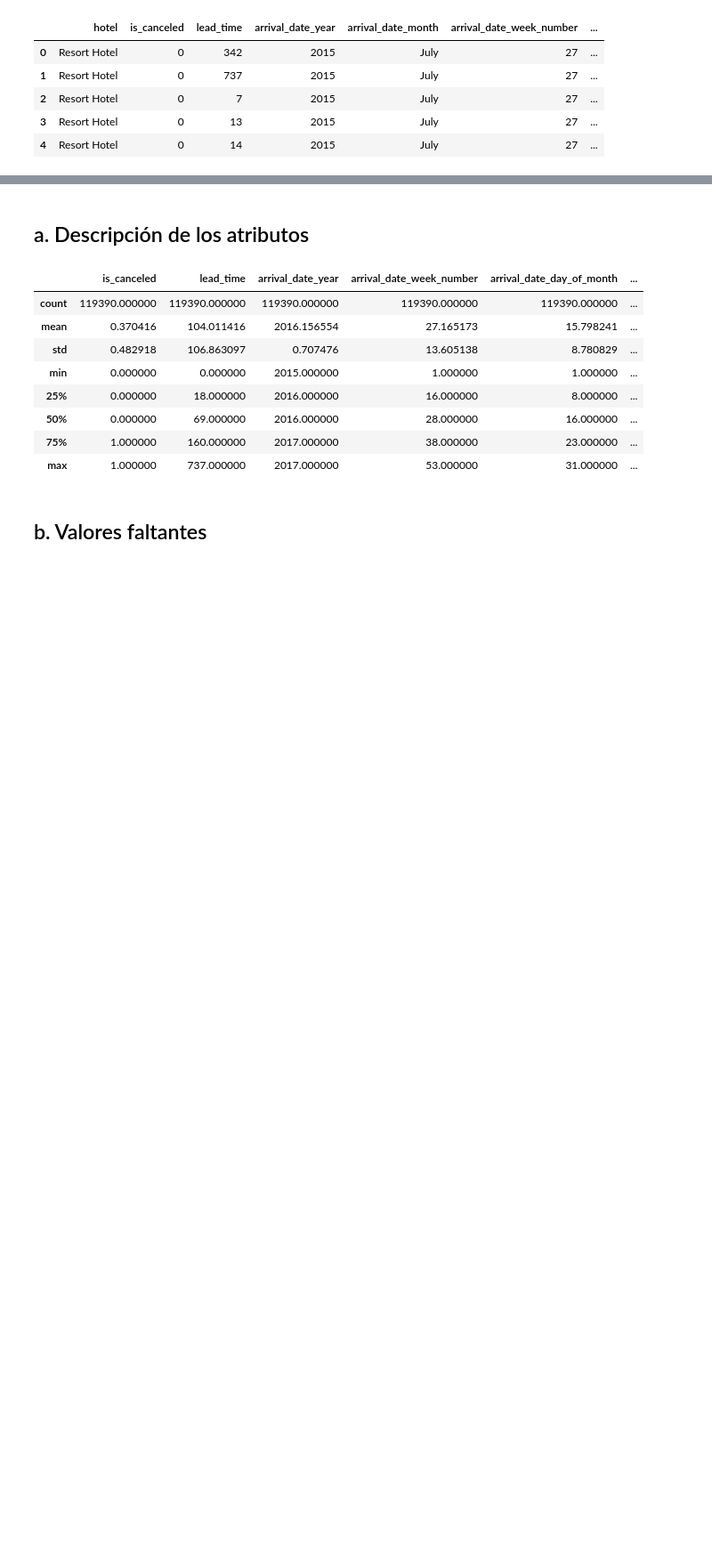
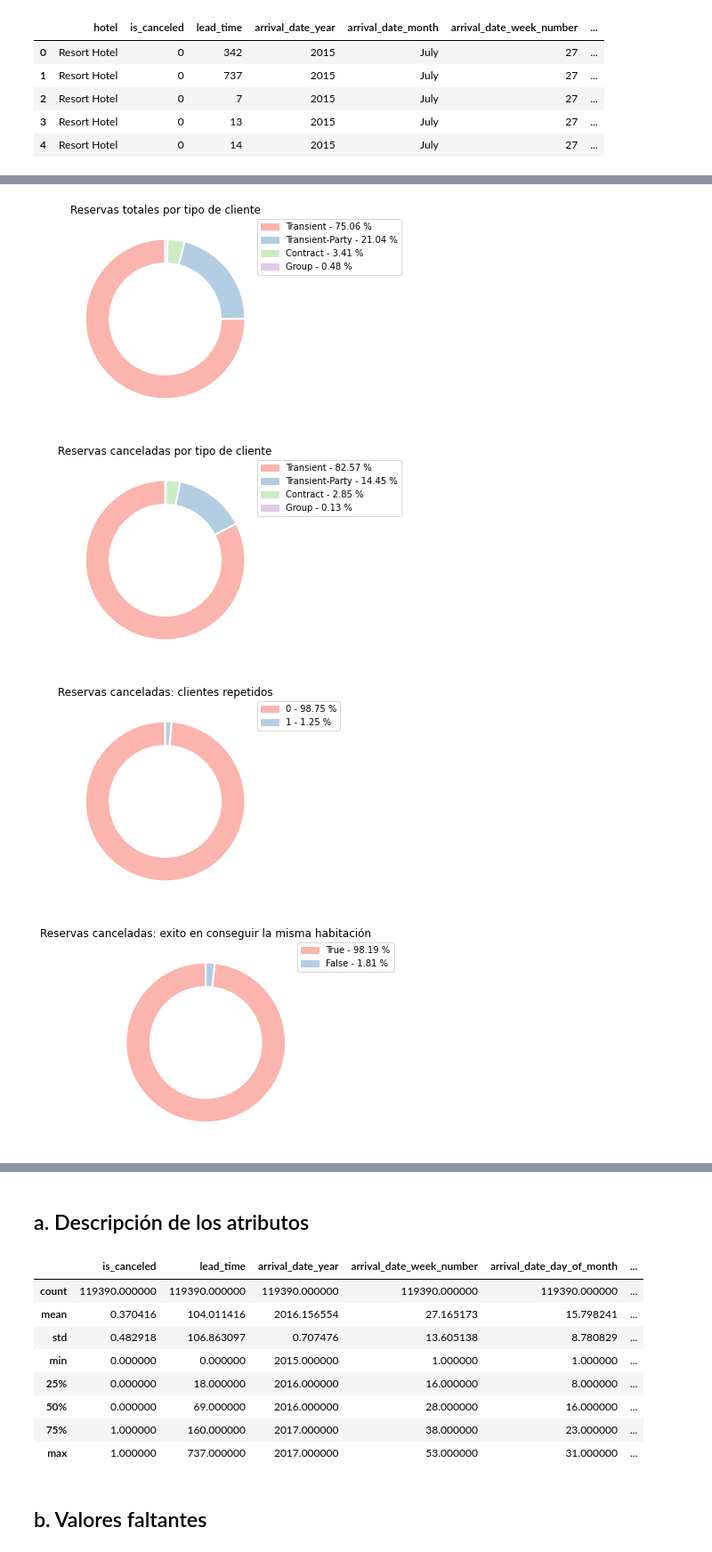
Before and after one commit to francotestori/aauba_01, a Jupyter notebook: AAUBA_01.ipynb, the cells around one changed output, grey strips where cells are left out. Shown: that part at 89% size. Saved outputs shown, nothing was run; the diff lists cells and outputs as text; code cells hidden in the pictures; blank space fills up the shorter version.

```diff
--- a/AAUBA_01.ipynb
+++ b/AAUBA_01.ipynb
@@ -35,0 +169,17 @@ bookings_df.head()
+# %%
+# Tipo de cliente de reservas
+plot_donut(bookings_df, 'customer_type', 'Reservas totales por tipo de cliente')
+plot_donut(canceled_df, 'customer_type', 'Reservas canceladas por tipo de cliente')
+
+
+plot_donut(canceled_df, 'is_repeated_guest', 'Reservas canceladas: clientes repetidos')
+plot_donut(canceled_df, 'requested_room_success', 'Reservas canceladas: exito en conseguir la misma habitación')
+
+histogram(canceled_df, 'previous_cancellations', 'Reservas canceladas: cancelaciones previas')
+histogram(canceled_df, 'previous_bookings_not_canceled', 'Reservas canceladas: confirmaciones previas a la primer cancelación')
+histogram(canceled_df, 'total_of_special_requests', 'Reservas canceladas: pedidos extras')
+# %% [output]
+[figure, added]
+[figure, added]
+[figure, added]
+[figure, added]
```
Also changed, not shown: parts of 9 cells of this notebook.
